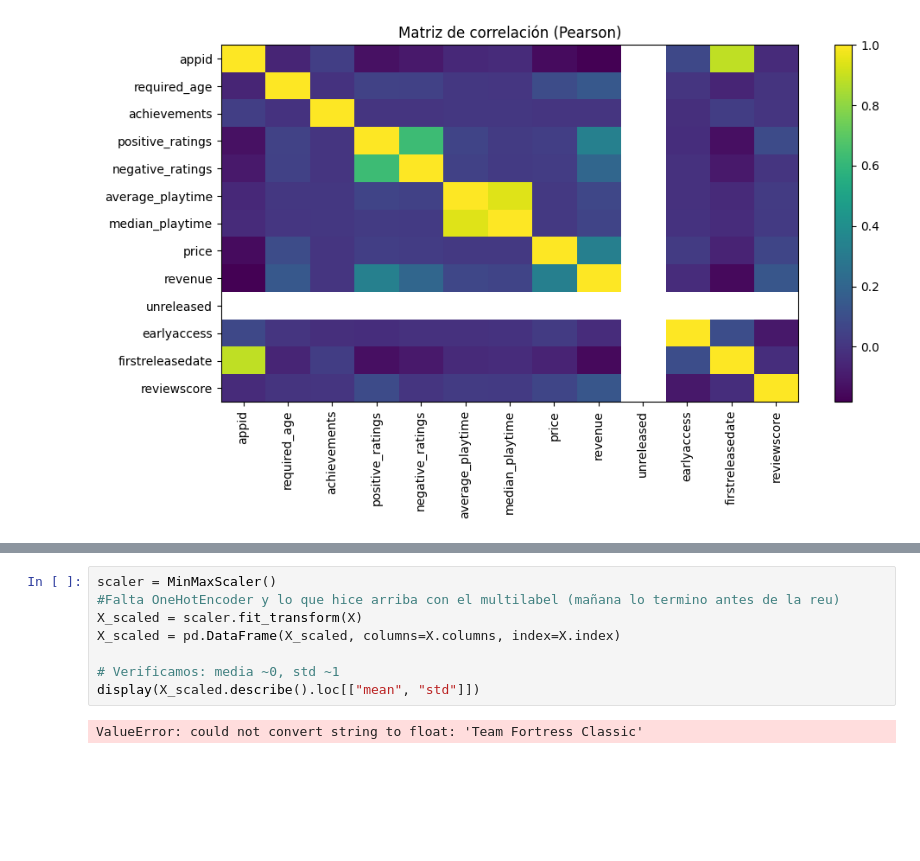
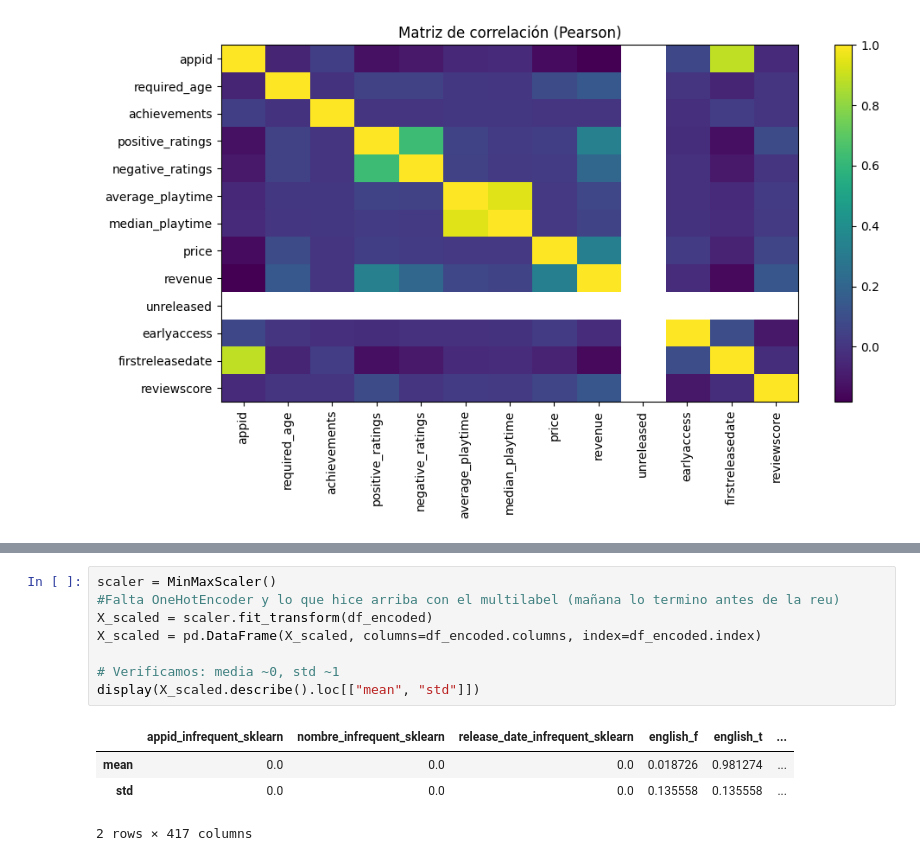
Before and after one commit to Checho-ramirijaz2014/proyecto_min, a Jupyter notebook: data_handler.ipynb, the cells around one changed output, grey strips where cells are left out. Saved outputs shown, nothing was run; the diff lists cells and outputs as text; blank space fills up the shorter version.

```diff
--- a/data_handler.ipynb
+++ b/data_handler.ipynb
@@ -123,11 +165,14 @@ print(df_generos)
 # %%
 scaler = MinMaxScaler()
 #Falta OneHotEncoder y lo que hice arriba con el multilabel (mañana lo termino antes de la reu)
-X_scaled = scaler.fit_transform(X)
-X_scaled = pd.DataFrame(X_scaled, columns=X.columns, index=X.index)
+X_scaled = scaler.fit_transform(df_encoded)
+X_scaled = pd.DataFrame(X_scaled, columns=df_encoded.columns, index=df_encoded.index)
 
 # Verificamos: media ~0, std ~1
 display(X_scaled.describe().loc[["mean", "std"]])
 # %% [output]
+|  | appid_infrequent_sklearn | nombre_infrequent_sklearn | release_date_infrequent_sklearn | english_f | english_t | ... |
+| mean | 0.0 | 0.0 | 0.0 | 0.018726 | 0.981274 | ... |
+| std | 0.0 | 0.0 | 0.0 | 0.135558 | 0.135558 | ... |
-ValueError: could not convert string to float: 'Team Fortress Classic'
+2 rows × 417 columns
 # %%
```
Also changed, not shown: parts of 10 cells of this notebook, 1 other file.
